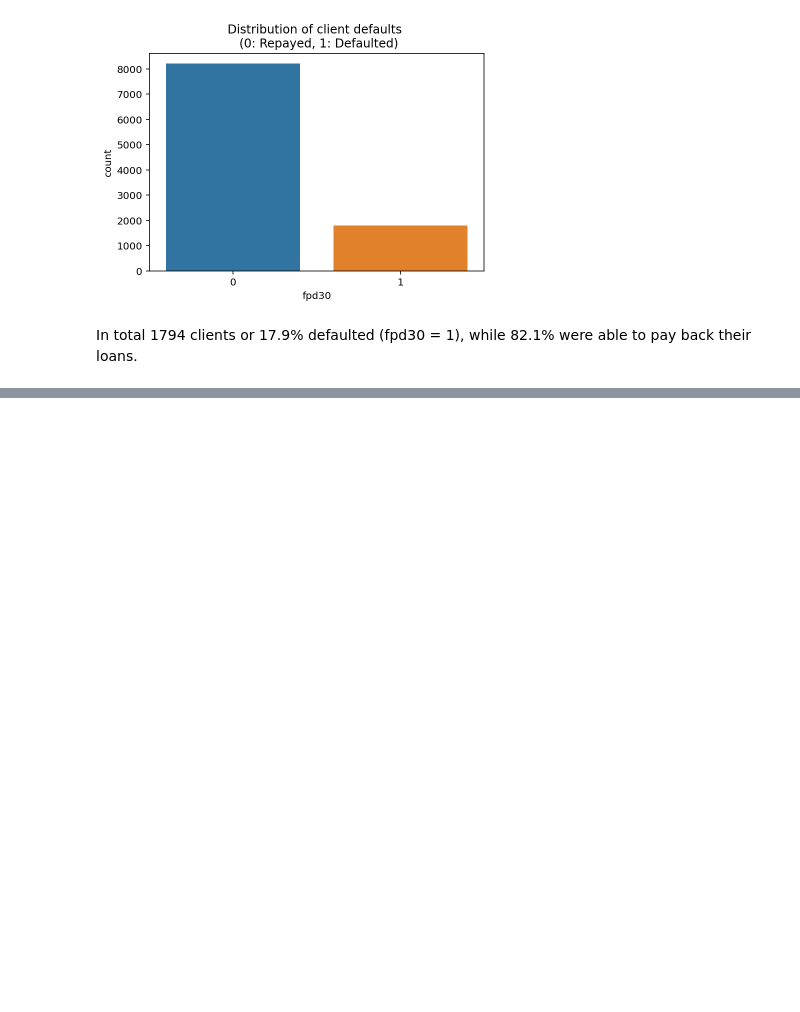
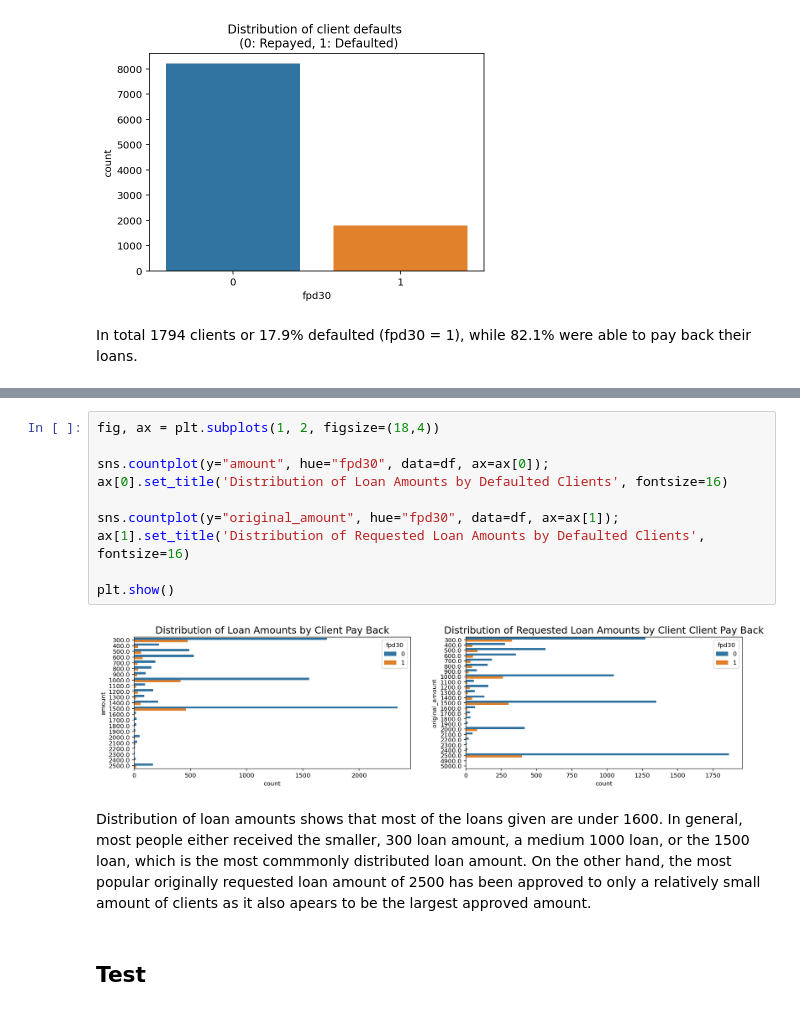
Before and after one commit to ArtisVansovics/loan_data_analysis, a Jupyter notebook: loan_data_analysis.ipynb, the cells around one changed output, grey strips where cells are left out. Saved outputs shown, nothing was run; the diff lists cells and outputs as text; blank space fills up the shorter version.

```diff
--- a/loan_data_analysis.ipynb
+++ b/loan_data_analysis.ipynb
@@ -139,2 +158,16 @@ In total 1794 clients or 17.9% defaulted (fpd30 = 1), while 82.1% were able to p
+# %%
+fig, ax = plt.subplots(1, 2, figsize=(18,4))
+
+sns.countplot(y="amount", hue="fpd30", data=df, ax=ax[0]);
+ax[0].set_title('Distribution of Loan Amounts by Defaulted Clients', fontsize=16)
+
+sns.countplot(y="original_amount", hue="fpd30", data=df, ax=ax[1]);
+ax[1].set_title('Distribution of Requested Loan Amounts by Defaulted Clients', fontsize=16)
+
+plt.show()
+# %% [output]
+[figure, added]
+# %% [markdown]
+Distribution of loan amounts shows that most of the loans given are under 1600. In general, most people either received the smaller, 300 loan amount, a medium 1000 loan, or the 1500 loan, which is the most commmonly distributed loan amount. On the other hand, the most popular originally requested loan amount of 2500 has been approved to only a relatively small amount of clients as it also apears to be the largest approved amount.
 # %% [markdown]
-##
+## Test
```
Also changed, not shown: parts of 4 cells of this notebook.
